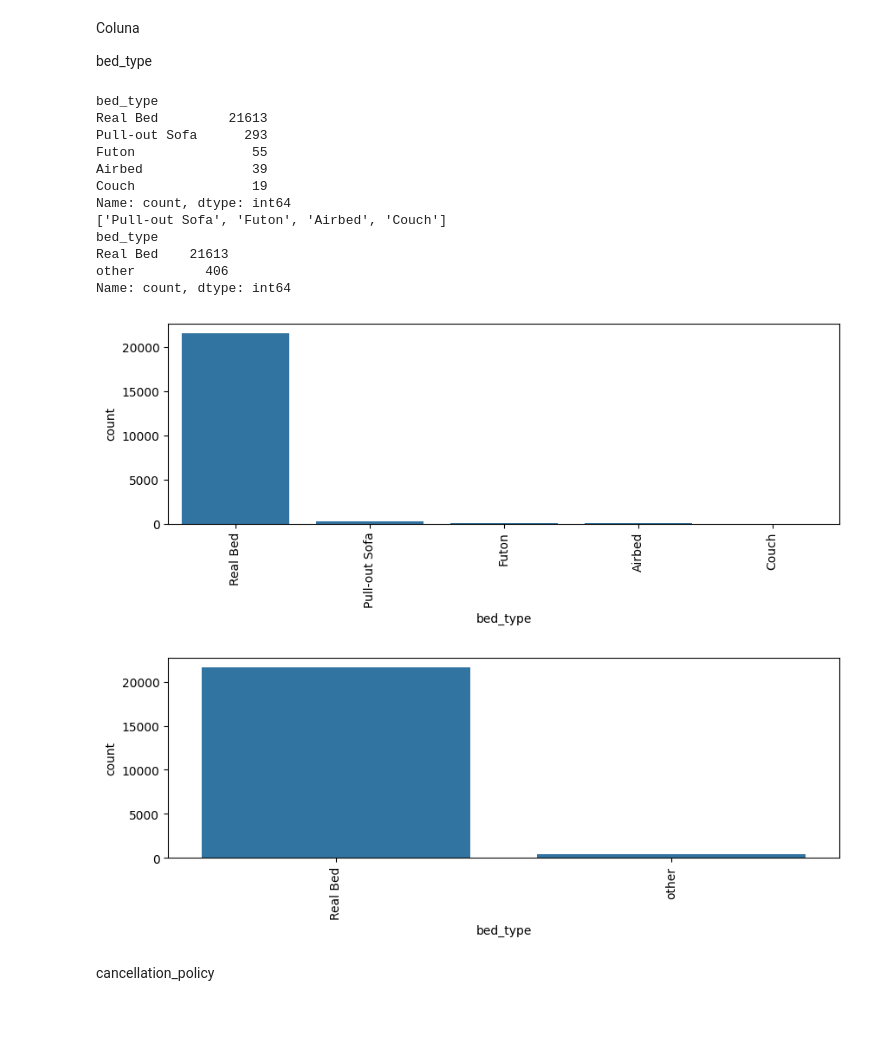
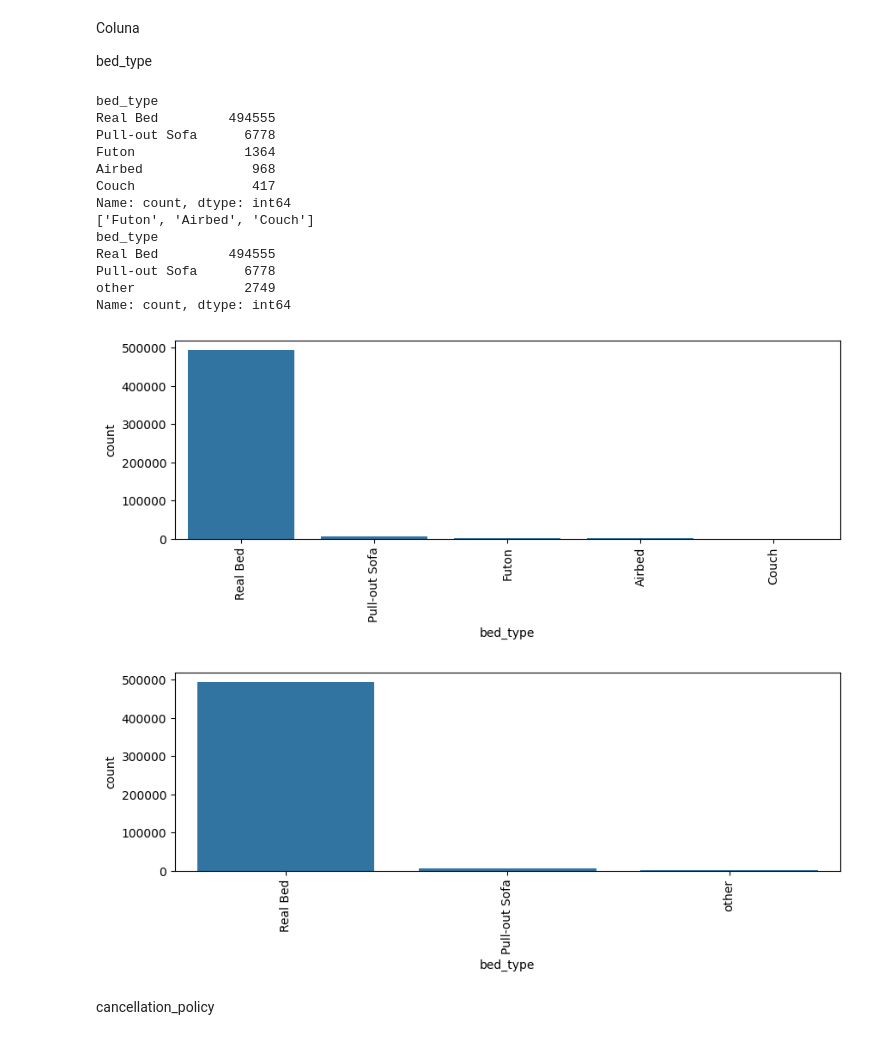
Before and after one commit to kiwsley/hashtag_python, a Jupyter notebook: analise de dados/solucao_airbnb.ipynb, the cells around one changed output. Drawn from its saved outputs; the diff is of its cells as text; code cells hidden in the pictures.

Commit message:
finalizando o projeto de prever preço do airbnb

```diff
--- a/analise de dados/solucao_airbnb.ipynb
+++ b/analise de dados/solucao_airbnb.ipynb
@@ -310,6 +270,8 @@ print(linhas_removidas)
 # %% [markdown]
 coluna accommodates
 # %%
+base_airbnb['accommodates'] = base_airbnb['accommodates'].astype(np.float32)
+
 diagrama_caixa(base_airbnb['accommodates'])
 grafico_barra(base_airbnb['accommodates'])
 # %% [output]
@@ -369,6 +331,8 @@ print(linhas_removidas)
 # %% [markdown]
 coluna guests_included
 # %%
+base_airbnb['guests_included'] = base_airbnb['guests_included'].astype(np.float32)
+
 diagrama_caixa(base_airbnb['guests_included'])
 grafico_barra(base_airbnb['guests_included'])
 # %% [output]
@@ -388,6 +348,8 @@ base_airbnb.shape
 # %% [markdown]
 Coluna minimum_nights
 # %%
+base_airbnb['minimum_nights'] = base_airbnb['minimum_nights'].astype(np.float32)
+
 diagrama_caixa(base_airbnb['minimum_nights'])
 grafico_barra(base_airbnb['minimum_nights'])
 # %% [output]
@@ -462,7 +418,7 @@ Name: count, dtype: int64
 tabela_tipo_casa = base_airbnb['property_type'].value_counts()
 colunas_agrupar = []
 for tipo in tabela_tipo_casa.index:
-    if tabela_tipo_casa[tipo]<200:
+    if tabela_tipo_casa[tipo]<4000:
         colunas_agrupar.append(tipo)
 print(colunas_agrupar)
 
@@ -511,44 +467,45 @@ bed_type
 print(base_airbnb['bed_type'].value_counts())
 
 plt.figure(figsize=(10,3))
 grafico = sns.countplot(x='bed_type', data=base_airbnb)
 grafico.tick_params(axis='x',rotation = 90)
 
 
 #agrupando categoria de cancellation
 
 tabela_bed = base_airbnb['bed_type'].value_counts()
 
 colunas_agrupar = []
 for tipo in tabela_bed.index:
-    if tabela_bed[tipo]<500:
+    if tabela_bed[tipo]<5000:
         colunas_agrupar.append(tipo)
 print(colunas_agrupar)
 
 for tipo in colunas_agrupar:
     base_airbnb.loc[base_airbnb['bed_type']==tipo,'bed_type'] = 'other'
 
 print(base_airbnb['bed_type'].value_counts())
 
 
 plt.figure(figsize=(10,3))
 grafico = sns.countplot(x='bed_type', data=base_airbnb)
 grafico.tick_params(axis='x',rotation = 90)
 # %% [output]
 bed_type
-Real Bed         21613
-Pull-out Sofa      293
-Futon               55
-Airbed              39
-Couch               19
+Real Bed         494555
+Pull-out Sofa      6778
+Futon              1364
+Airbed              968
+Couch               417
 Name: count, dtype: int64
-['Pull-out Sofa', 'Futon', 'Airbed', 'Couch']
+['Futon', 'Airbed', 'Couch']
 bed_type
-Real Bed    21613
-other         406
+Real Bed         494555
+Pull-out Sofa      6778
+other              2749
 Name: count, dtype: int64
-[figure, old version]
+[figure, new version]
-[figure, old version]
+[figure, new version]
 # %% [markdown]
 cancellation_policy
 # %%
```
Also changed, not shown: parts of 57 cells of this notebook, 7 other files.
